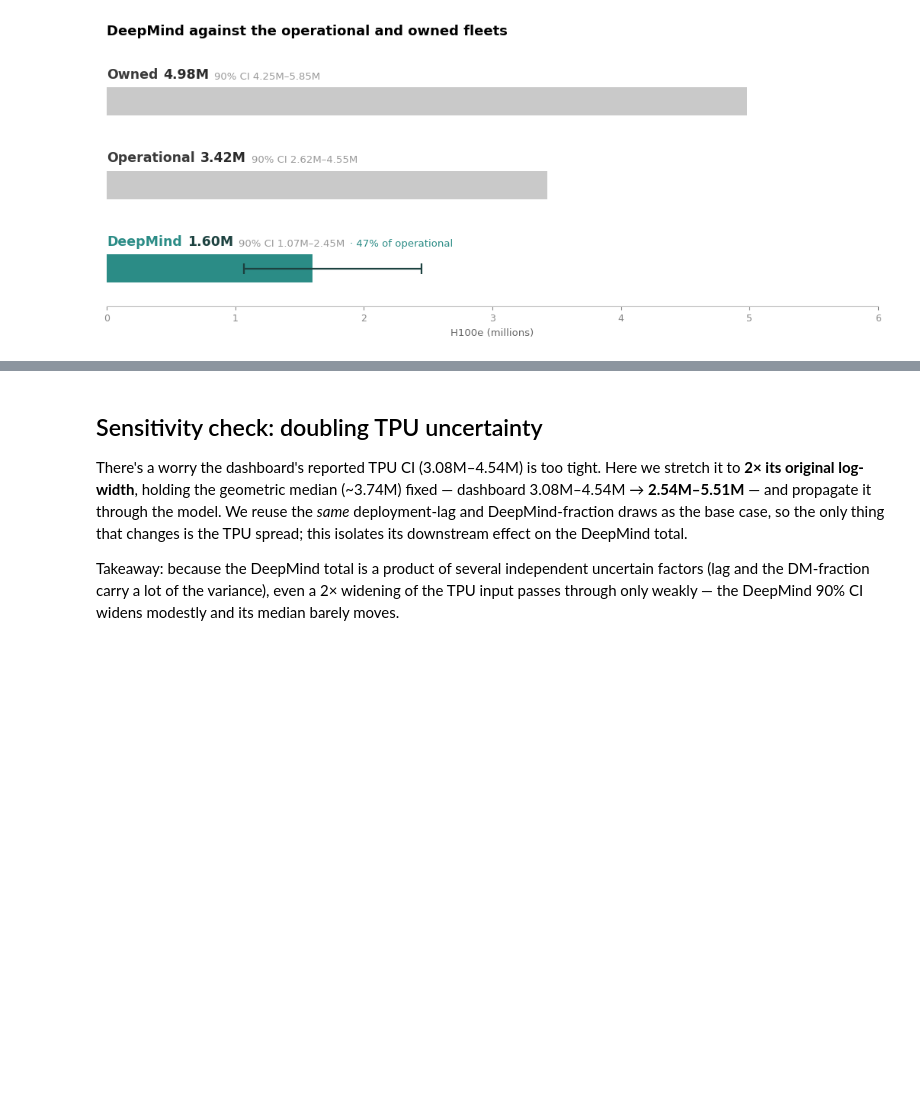
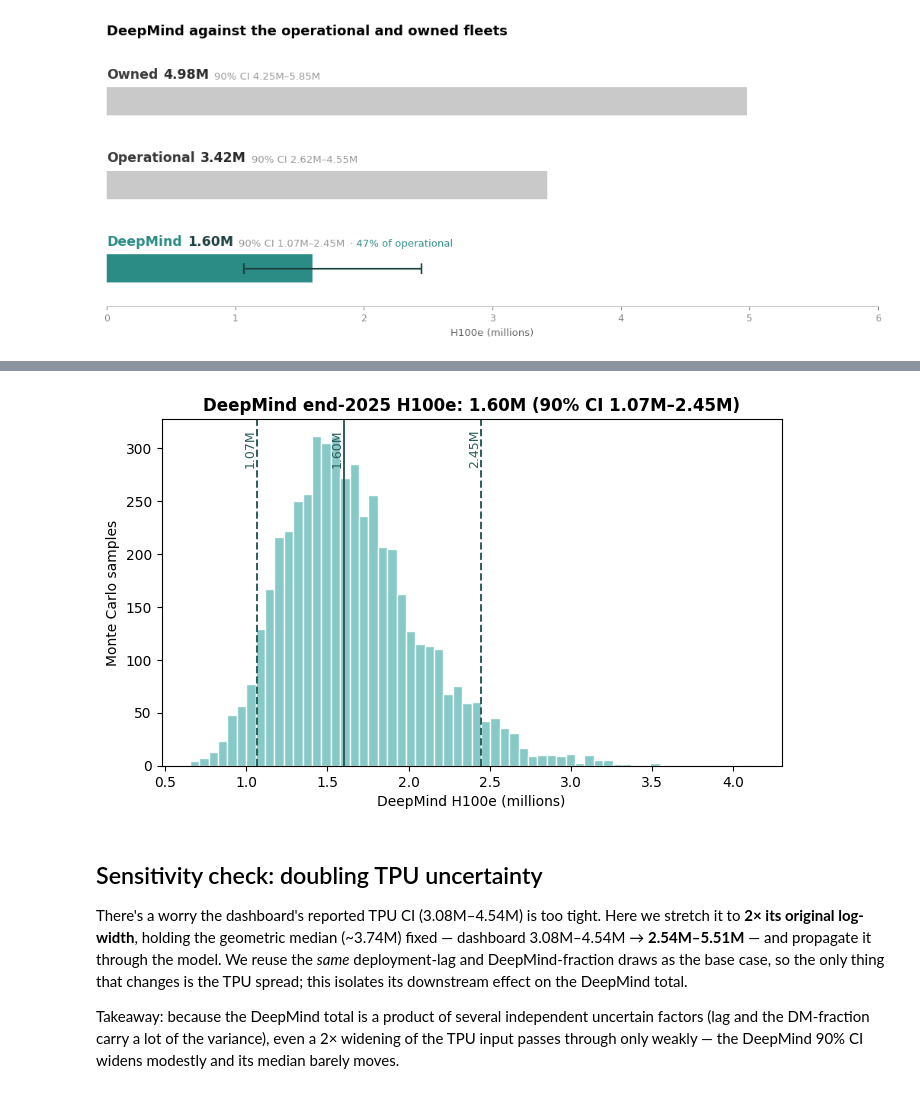
Before and after one commit to epoch-research/ai-compute-users, a Jupyter notebook: notebooks/deepmind_compute_model.ipynb, the cells around one changed output, grey strips where cells are left out. Drawn from its saved outputs; the diff is of its cells as text; code cells hidden in the pictures; blank space fills up the shorter version.

Commit message:
Add overall H100e histogram to DeepMind and MSL notebooks
Co-Authored-By: Claude Opus 4.8 <noreply@anthropic.com>

```diff
--- a/notebooks/deepmind_compute_model.ipynb
+++ b/notebooks/deepmind_compute_model.ipynb
@@ -402,3 +409,20 @@ plt.show()
+# %%
+dm_p = sq.get_percentiles(dm_compute, percentiles=[5, 50, 95])
+
+fig, ax = plt.subplots(figsize=(8, 4.5))
+ax.hist(dm_compute / 1e6, bins=60, color="#7AC4C0", alpha=0.9,
+        edgecolor="white")
+for q, style in [(5, "--"), (50, "-"), (95, "--")]:
+    ax.axvline(dm_p[q] / 1e6, color="#2B5F5C", ls=style, lw=1.4)
+    ax.text(dm_p[q] / 1e6, ax.get_ylim()[1] * 0.97, fmt(dm_p[q]), rotation=90,
+            va="top", ha="right", fontsize=9, color="#2B5F5C")
+ax.set_xlabel("DeepMind H100e (millions)")
+ax.set_ylabel("Monte Carlo samples")
+ax.set_title(f"DeepMind end-2025 H100e: {fmt(dm_p[50])} "
+             f"(90% CI {fmt(dm_p[5])}–{fmt(dm_p[95])})", weight="bold")
+plt.show()
+# %% [output]
+[figure, added]
 # %% [markdown]
 ## Sensitivity check: doubling TPU uncertainty
 
```
Also changed, not shown: parts of 1 cell of this notebook, 3 other files.
